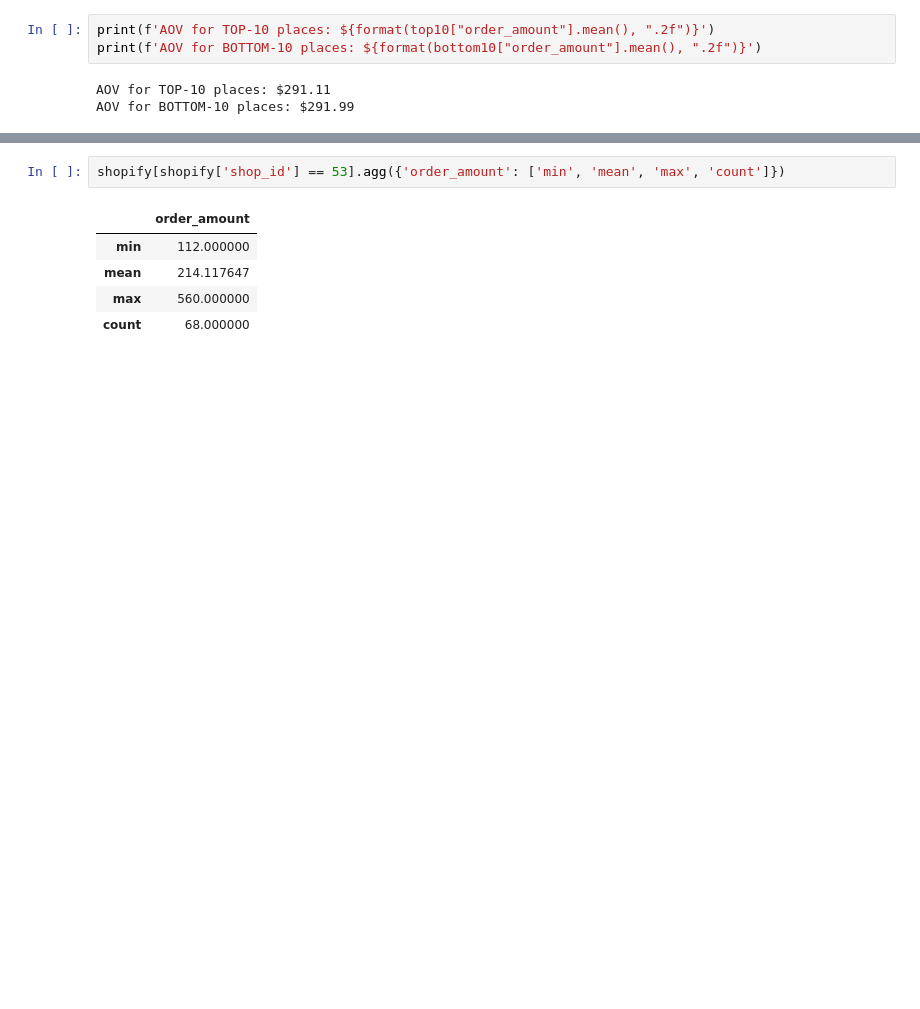
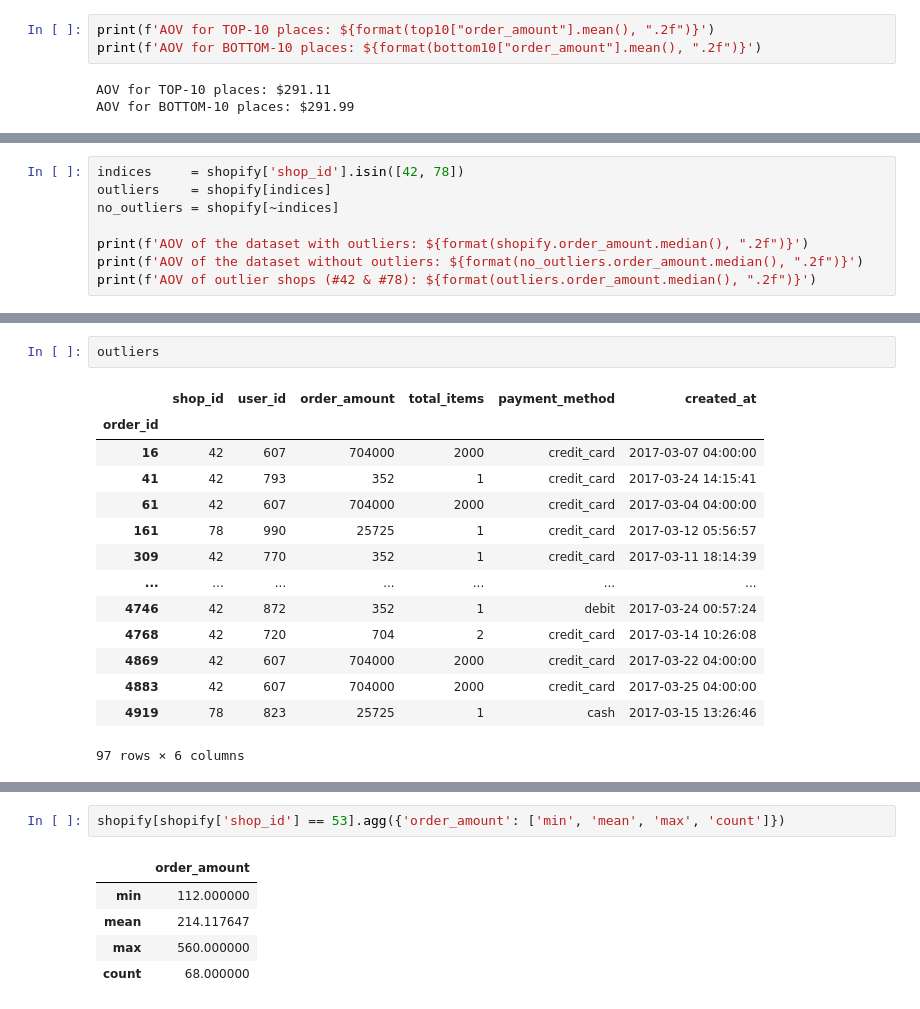
Before and after one commit to dissagaliyeva/shopify-challenge, a Jupyter notebook: analysis.ipynb, the cells around one changed output, grey strips where cells are left out. Drawn from its saved outputs; the diff is of its cells as text; blank space fills up the shorter version.

```diff
--- a/analysis.ipynb
+++ b/analysis.ipynb
@@ -128,0 +181,8 @@ top10[top10['shop_id'] == 53].rolling(7).mean().plot(y='order_amount')
+# %%
+indices     = shopify['shop_id'].isin([42, 78])
+outliers    = shopify[indices]
+no_outliers = shopify[~indices]
+
+print(f'AOV of the dataset with outliers: ${format(shopify.order_amount.median(), ".2f")}')
+print(f'AOV of the dataset without outliers: ${format(no_outliers.order_amount.median(), ".2f")}')
+print(f'AOV of outlier shops (#42 & #78): ${format(outliers.order_amount.median(), ".2f")}')
@@ -128,0 +225,17 @@ top10[top10['shop_id'] == 53].rolling(7).mean().plot(y='order_amount')
+# %%
+outliers
+# %% [output]
+|  | shop_id | user_id | order_amount | total_items | payment_method | created_at |
+| order_id |  |  |  |  |  |  |
+| 16 | 42 | 607 | 704000 | 2000 | credit_card | 2017-03-07 04:00:00 |
+| 41 | 42 | 793 | 352 | 1 | credit_card | 2017-03-24 14:15:41 |
+| 61 | 42 | 607 | 704000 | 2000 | credit_card | 2017-03-04 04:00:00 |
+| 161 | 78 | 990 | 25725 | 1 | credit_card | 2017-03-12 05:56:57 |
+| 309 | 42 | 770 | 352 | 1 | credit_card | 2017-03-11 18:14:39 |
+| ... | ... | ... | ... | ... | ... | ... |
+| 4746 | 42 | 872 | 352 | 1 | debit | 2017-03-24 00:57:24 |
+| 4768 | 42 | 720 | 704 | 2 | credit_card | 2017-03-14 10:26:08 |
+| 4869 | 42 | 607 | 704000 | 2000 | credit_card | 2017-03-22 04:00:00 |
+| 4883 | 42 | 607 | 704000 | 2000 | credit_card | 2017-03-25 04:00:00 |
+| 4919 | 78 | 823 | 25725 | 1 | cash | 2017-03-15 13:26:46 |
+97 rows × 6 columns
```
Also changed, not shown: parts of 20 cells of this notebook, 1 other file.
